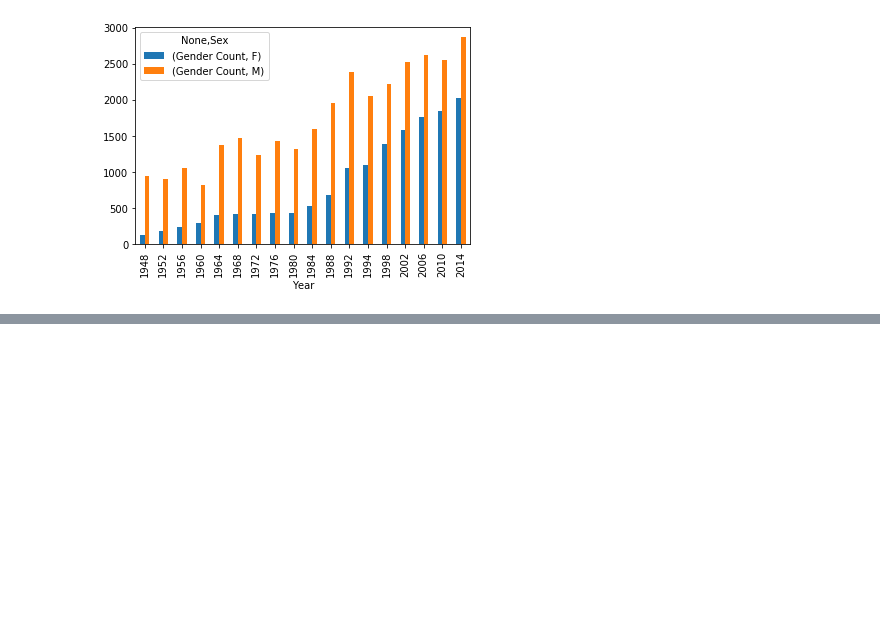
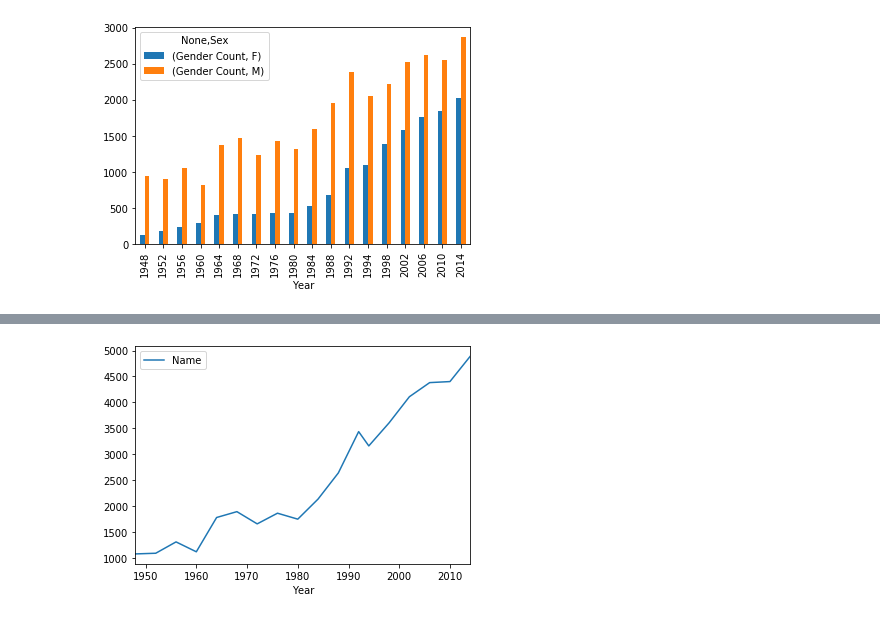
Before and after one commit to tysorensen/project1-group1, a Jupyter notebook: olympic_data.ipynb, the cells around one changed output, grey strips where cells are left out. Cells and saved outputs as stored; diff of their text form; code cells hidden in the pictures; blank space fills up the shorter version.

```diff
--- a/olympic_data.ipynb
+++ b/olympic_data.ipynb
@@ -171,0 +186,14 @@ gender_line_graph = gender_count_rename.plot.bar()
+# %%
+# INCREASE IN TOTAL WINTER OLYMPIC ATHLETES OVER TIME
+
+# group winter games by year
+grouped_year = winter_olympics.groupby(["Year"])
+
+total_athletes_winter = grouped_year["Name"].count()
+
+total_athletes_winter_df = pd.DataFrame(total_athletes_winter)
+total_athletes_winter_df
+
+total_athlete_line_graph = total_athletes_winter_df.plot.line()
+# %% [output]
+[figure, added]
```
Also changed, not shown: parts of 7 cells of this notebook.
